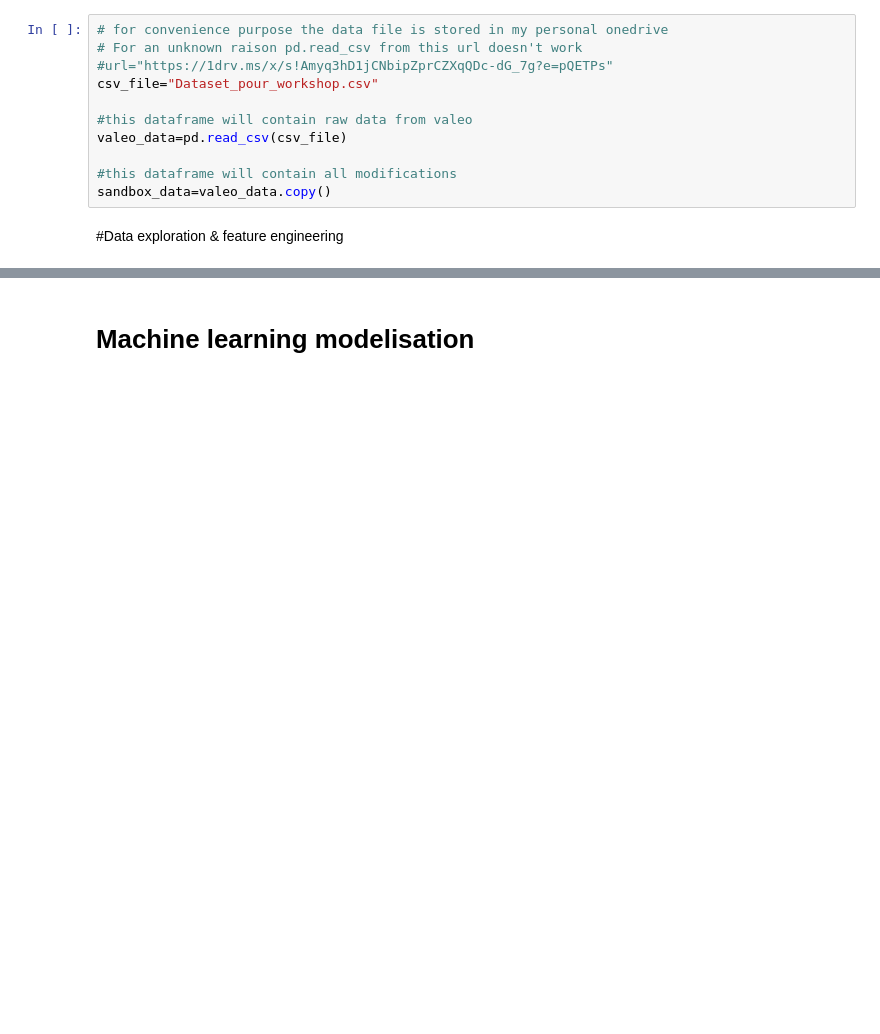
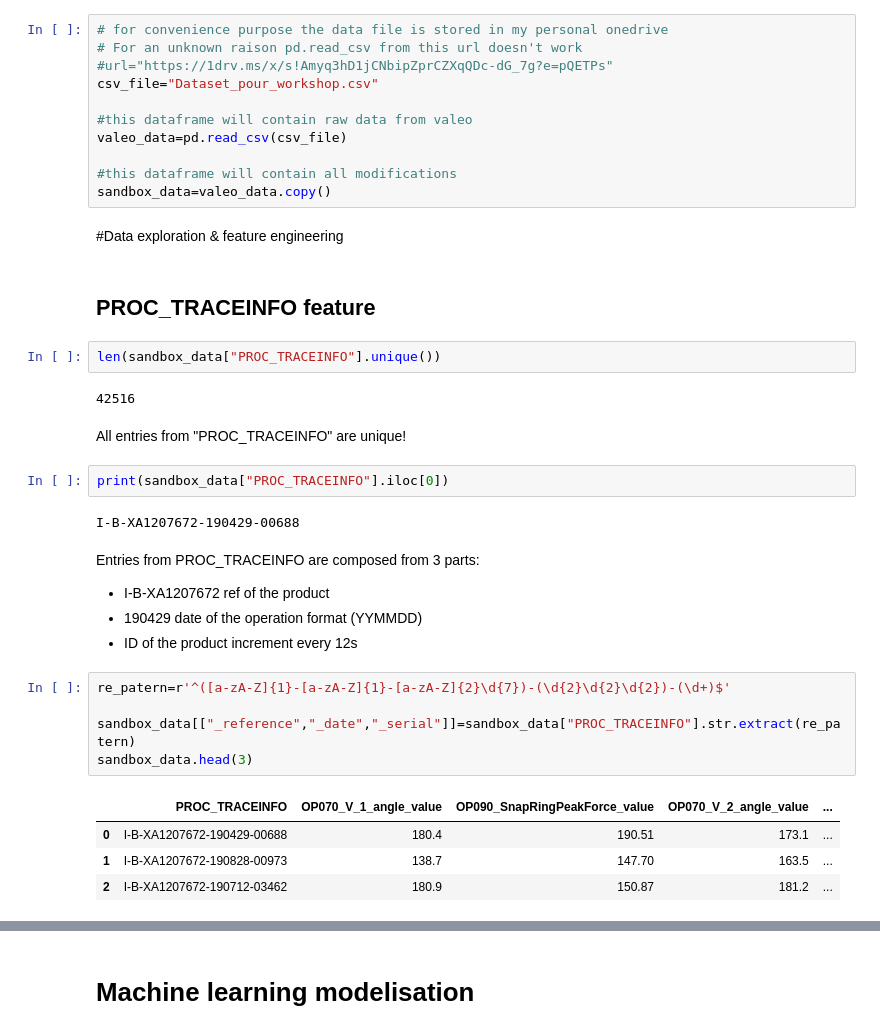
Before and after one commit to dim2s/SAFI, a Jupyter notebook: M06_VALEO_mini_project.ipynb, the cells around one changed output, grey strips where cells are left out. Saved outputs shown, nothing was run; the diff lists cells and outputs as text; blank space fills up the shorter version.

```diff
--- a/M06_VALEO_mini_project.ipynb
+++ b/M06_VALEO_mini_project.ipynb
@@ -37,3 +37,31 @@ valeo_data=pd.read_csv(csv_file)
 sandbox_data=valeo_data.copy()
 # %% [markdown]
 #Data exploration & feature engineering
+# %% [markdown]
+## PROC_TRACEINFO feature
+# %%
+len(sandbox_data["PROC_TRACEINFO"].unique())
+# %% [output]
+42516
+# %% [markdown]
+All entries from "PROC_TRACEINFO" are unique!
+# %%
+print(sandbox_data["PROC_TRACEINFO"].iloc[0])
+# %% [output]
+I-B-XA1207672-190429-00688
+# %% [markdown]
+Entries from PROC_TRACEINFO are composed from 3 parts:
+
+* I-B-XA1207672 ref of the product
+* 190429 date of the operation format (YYMMDD)
+* ID of the product increment every 12s
+# %%
+re_patern=r'^([a-zA-Z]{1}-[a-zA-Z]{1}-[a-zA-Z]{2}\d{7})-(\d{2}\d{2}\d{2})-(\d+)$'
+
+sandbox_data[["_reference","_date","_serial"]]=sandbox_data["PROC_TRACEINFO"].str.extract(re_patern)
+sandbox_data.head(3)
+# %% [output]
+|  | PROC_TRACEINFO | OP070_V_1_angle_value | OP090_SnapRingPeakForce_value | OP070_V_2_angle_value | ... |
+| 0 | I-B-XA1207672-190429-00688 | 180.4 | 190.51 | 173.1 | ... |
+| 1 | I-B-XA1207672-190828-00973 | 138.7 | 147.70 | 163.5 | ... |
+| 2 | I-B-XA1207672-190712-03462 | 180.9 | 150.87 | 181.2 | ... |
```
Also changed, not shown: parts of 6 cells of this notebook.
